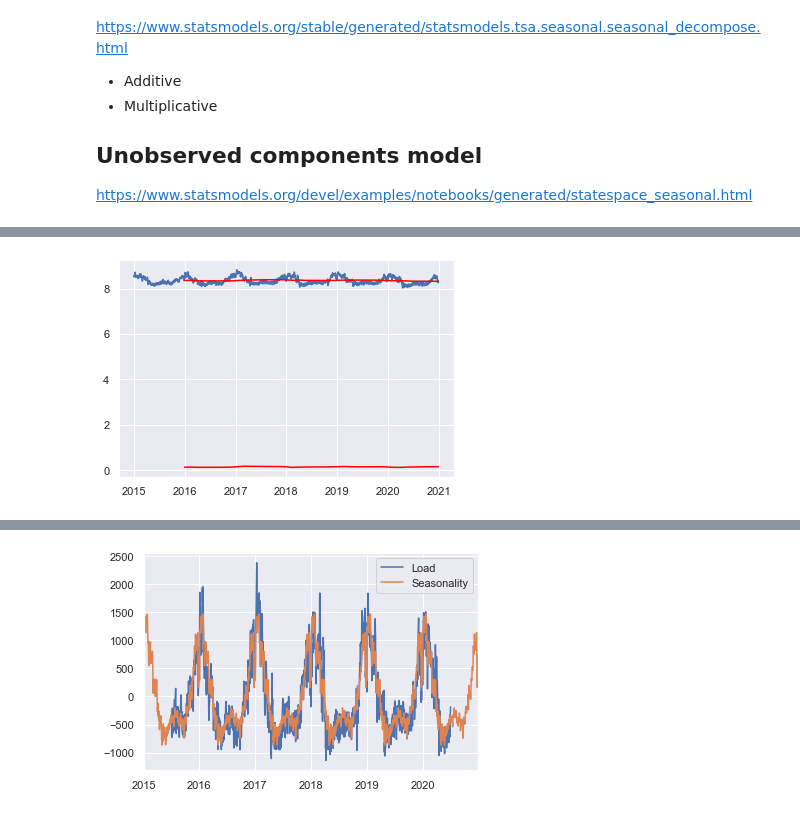
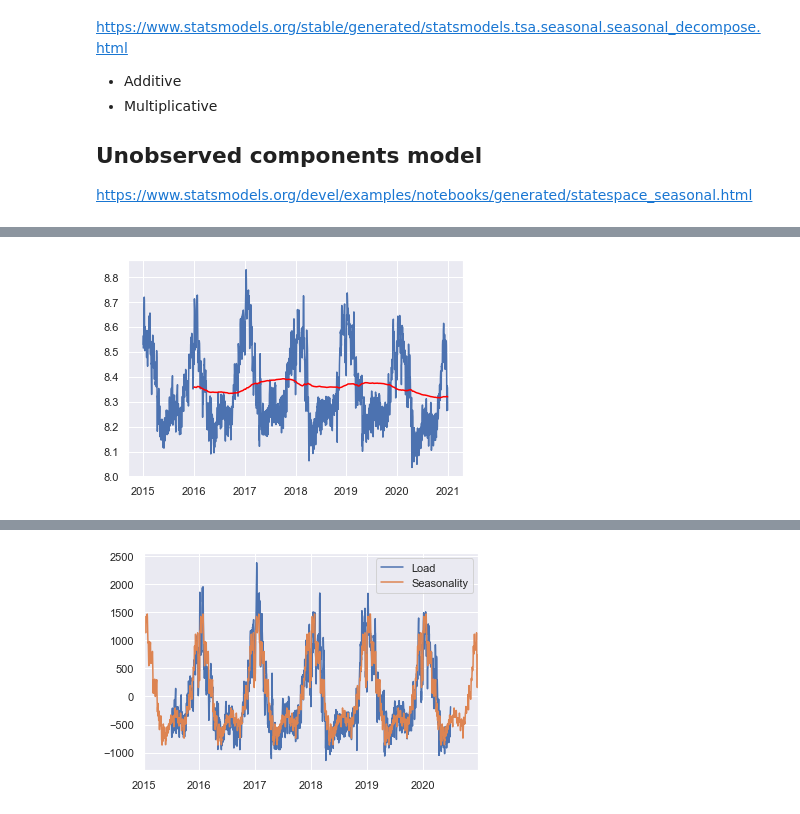
Before and after one commit to geri310/time-series-forecasting, a Jupyter notebook: time series stats.ipynb, the cells around one changed output, grey strips where cells are left out. Drawn from its saved outputs; the diff is of its cells as text; code cells hidden in the pictures.

```diff
--- a/time series stats.ipynb
+++ b/time series stats.ipynb
@@ -11,7 +11,7 @@ import statsmodels.api as sm
 from scipy import stats
 # %%
 os_path = os.getcwd()
-energy_df = pd.read_pickle(os_path+'\\data\\energycons.pkl')
+energy_df = pd.read_pickle(os_path+'/data/energycons.pkl')
 # %%
 energy_df = energy_df['Load']
 # %%
@@ -155,5 +160,3 @@ statsmodels: https://www.statsmodels.org/stable/generated/statsmodels.tsa.season
 
 ## Unobserved components model
 https://www.statsmodels.org/devel/examples/notebooks/generated/statespace_seasonal.html
-# %%
-energy_df = np.log(energy_df)
@@ -160,13 +205,11 @@ energy_df = np.log(energy_df)
 # %%
 energy_df_ma = energy_df.rolling(365).mean()
-energy_df_ma_std = energy_df.rolling(365).std()
-
+#energy_df_ma_std = energy_df.rolling(365).std()
 
 plt.plot(energy_df)
 plt.plot(energy_df_ma, color='red');
-plt.plot(energy_df_ma_std, color='red');
 # %% [output]
-[figure, old version]
+[figure, new version]
 # %%
 energy_df = energy_df.asfreq('d')
 from statsmodels.tsa.seasonal import seasonal_decompose
```
Also changed, not shown: parts of 34 cells of this notebook.
